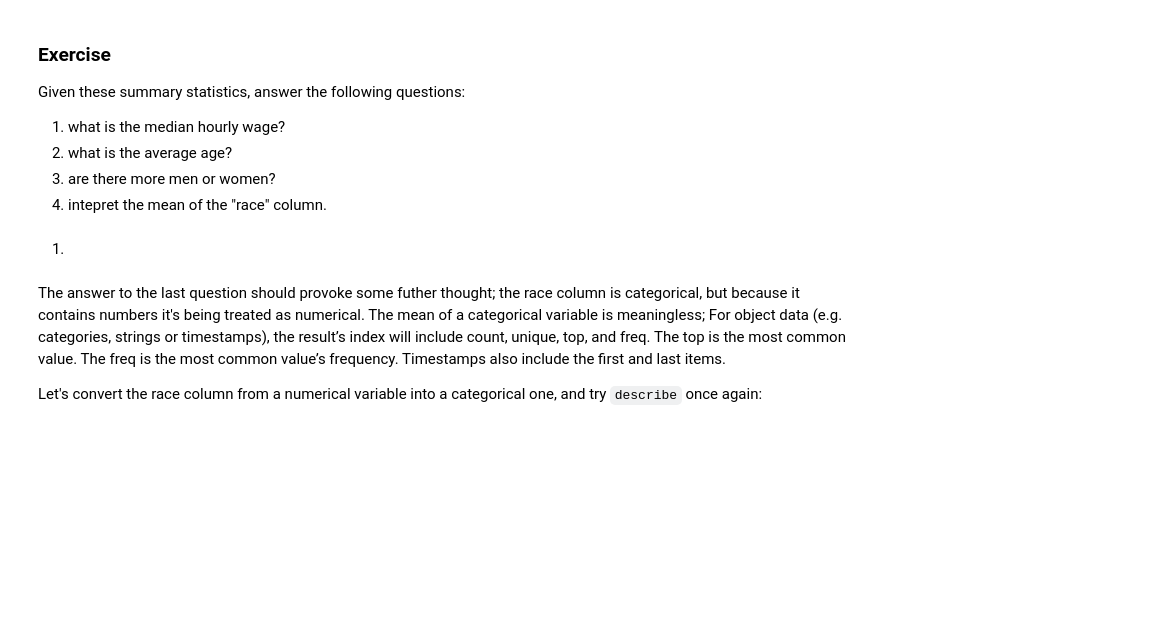
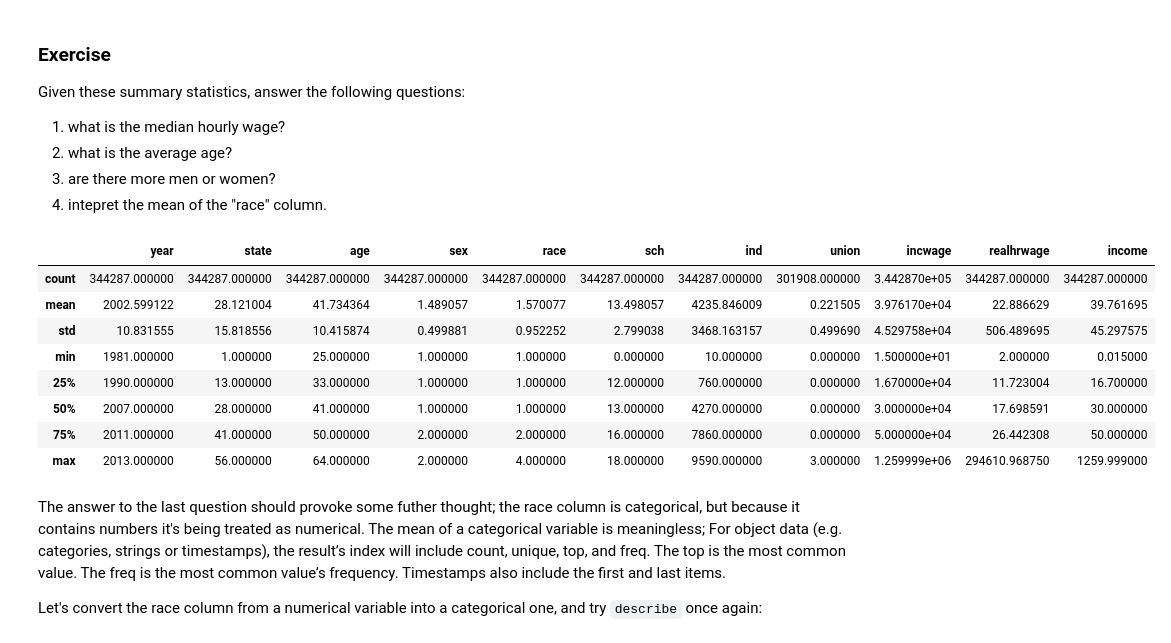
Before and after one commit to sofiabuono7/QM2, a Jupyter notebook: notebooks/W05. Distributions and Basic Statistics.ipynb, the cells around one changed output. Cells and saved outputs as stored; diff of their text form; code cells hidden in the pictures; blank space fills up the shorter version.

```diff
--- a/notebooks/W05. Distributions and Basic Statistics.ipynb
+++ b/notebooks/W05. Distributions and Basic Statistics.ipynb
@@ -137,8 +137,22 @@ Given these summary statistics, answer the following questions:
 2. what is the average age?
 3. are there more men or women?
 4. intepret the mean of the "race" column.
-# %% [markdown]
-1.
+# %%
+df.describe()
+1. 17.698591
+2. 41.734364
+3. more men - if not, average of sex column is closer to 1 then to 2
+4. no meaningful way to interpret it - categorical variable - no clear odering to values
+# %% [output]
+|  | year | state | age | sex | race | sch | ind | union | incwage | realhrwage | income |
+| count | 344287.000000 | 344287.000000 | 344287.000000 | 344287.000000 | 344287.000000 | 344287.000000 | 344287.000000 | 301908.000000 | 3.442870e+05 | 344287.000000 | 344287.000000 |
+| mean | 2002.599122 | 28.121004 | 41.734364 | 1.489057 | 1.570077 | 13.498057 | 4235.846009 | 0.221505 | 3.976170e+04 | 22.886629 | 39.761695 |
+| std | 10.831555 | 15.818556 | 10.415874 | 0.499881 | 0.952252 | 2.799038 | 3468.163157 | 0.499690 | 4.529758e+04 | 506.489695 | 45.297575 |
+| min | 1981.000000 | 1.000000 | 25.000000 | 1.000000 | 1.000000 | 0.000000 | 10.000000 | 0.000000 | 1.500000e+01 | 2.000000 | 0.015000 |
+| 25% | 1990.000000 | 13.000000 | 33.000000 | 1.000000 | 1.000000 | 12.000000 | 760.000000 | 0.000000 | 1.670000e+04 | 11.723004 | 16.700000 |
+| 50% | 2007.000000 | 28.000000 | 41.000000 | 1.000000 | 1.000000 | 13.000000 | 4270.000000 | 0.000000 | 3.000000e+04 | 17.698591 | 30.000000 |
+| 75% | 2011.000000 | 41.000000 | 50.000000 | 2.000000 | 2.000000 | 16.000000 | 7860.000000 | 0.000000 | 5.000000e+04 | 26.442308 | 50.000000 |
+| max | 2013.000000 | 56.000000 | 64.000000 | 2.000000 | 4.000000 | 18.000000 | 9590.000000 | 3.000000 | 1.259999e+06 | 294610.968750 | 1259.999000 |
 # %% [markdown]
 The answer to the last question should provoke some futher thought; the race column is categorical, but because it contains numbers it's being treated as numerical. The mean of a categorical variable is meaningless; For object data (e.g. categories, strings or timestamps), the result’s index will include count, unique, top, and freq. The top is the most common value. The freq is the most common value’s frequency. Timestamps also include the first and last items.
 
```
Also changed, not shown: parts of 16 cells of this notebook.
